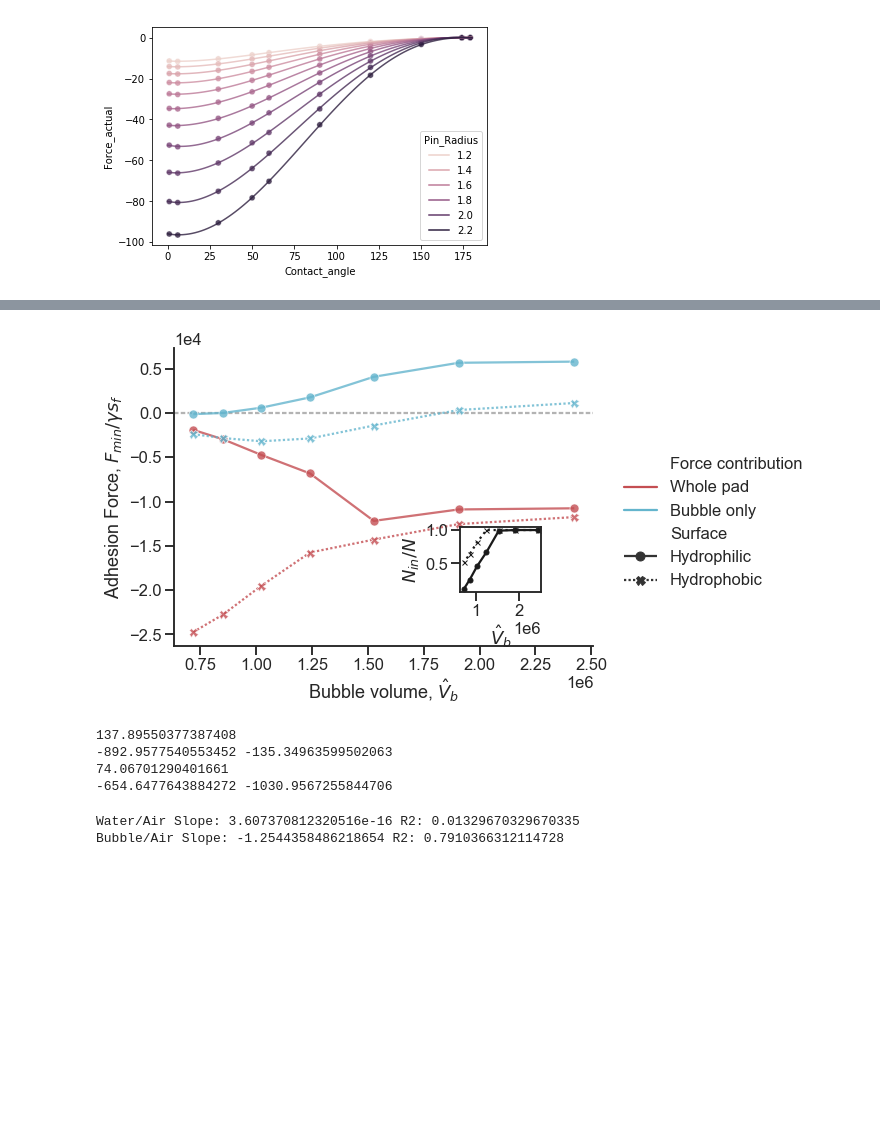
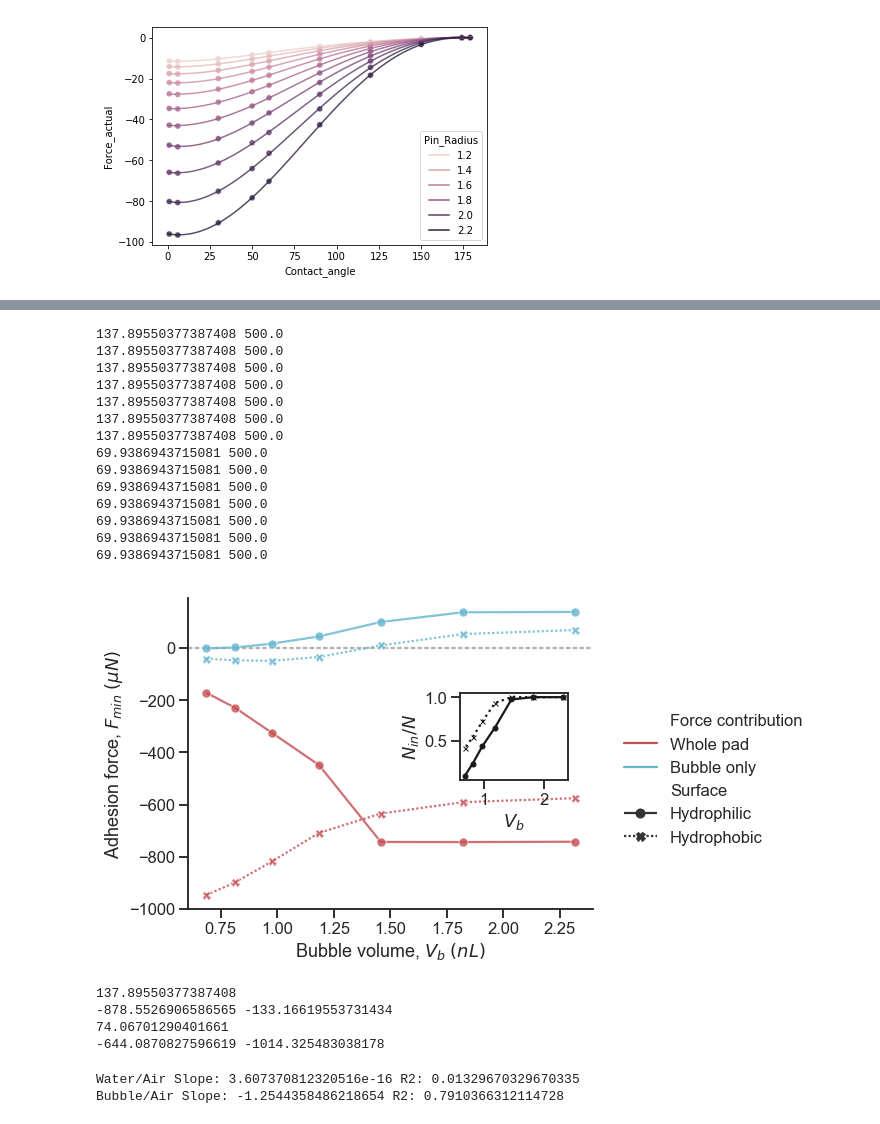
Before and after one commit to PranavSudersan/paper-underwater_adhesion, a Jupyter notebook: plot codes/capillary bridge model.ipynb, the cells around one changed output, grey strips where cells are left out. Drawn from its saved outputs; the diff is of its cells as text; code cells hidden in the pictures; blank space fills up the shorter version.

```diff
--- a/plot codes/capillary bridge model.ipynb
+++ b/plot codes/capillary bridge model.ipynb
@@ -516,26 +607,26 @@ fig.savefig(plot_name + "-" + timestamp + ".svg",
 
 # Get model data
 
-Dp_Dh = 50 #Dp/Dh
-alpha = 0.1
-asp_ratio = 10 #L/Dh
+# Dp_Dh = 50 #Dp/Dh
+# alpha = 0.1
+# asp_ratio = 10 #L/Dh
 
-y_fa = 1 #fluid-air interfacial tension (N/m) https://pubs.acs.org/doi/10.1021/la960800g
-y_fw = 2 #fluid-water interfacial tension (N/m)
-y_wa = 3 #water surface tension (N/m)
-phi_f = 2 #fluid size parameter
+# y_fa = 1 #fluid-air interfacial tension (N/m) https://pubs.acs.org/doi/10.1021/la960800g
+# y_fw = 2 #fluid-water interfacial tension (N/m)
+# y_wa = 3 #water surface tension (N/m)
+# phi_f = 2 #fluid size parameter
 
-s_f = 1 #fluid size scale Vf = 4/3*pi*s_f^3
+# s_f = 1 #fluid size scale Vf = 4/3*pi*s_f^3
 
 #hydrophilic
-theta_fa = 6#6 #fluid-substrate contact angle in air
-theta_wa = 24#20 #water-substrate contact angle in air
+theta_fa = 6 #fluid-substrate contact angle in air
+theta_wa = 20 #water-substrate contact angle in air
 
 df_phil = pd.DataFrame()
 F_bubble = []
 F_bubble_only = []
 volume_bubble = []
-phi_b_list = [1.2,1.3,1.4,1.5,1.6,1.7,1.8] #UPDATE THIS
+phi_b_list = [1.2,1.3,1.4,1.5,1.6,1.7,1.8]
 for phi_b in phi_b_list:
     df_all = get_fd_array(Dp_Dh, alpha, asp_ratio, y_fa, y_fw, y_wa,
                           theta_fa, theta_wa, phi_f, phi_b, s_f)
@@ -552,14 +643,14 @@ df_phil['theta_fa'] = theta_fa
 df_phil['theta_wa'] = theta_wa
 
 #hydrophobic
-theta_fa = 50#56 #fluid-substrate contact angle in air
-theta_wa = 120#90 #water-substrate contact angle in air
+theta_fa = 56 #fluid-substrate contact angle in air
+theta_wa = 93 #water-substrate contact angle in air
 
 df_phob = pd.DataFrame()
 F_bubble = []
 F_bubble_only = []
 volume_bubble = []
-phi_b_list = [1.2,1.3,1.4,1.5,1.6,1.7,1.8] #UPDATE THIS
+phi_b_list = [1.2,1.3,1.4,1.5,1.6,1.7,1.8]
 for phi_b in phi_b_list:
     df_all = get_fd_array(Dp_Dh, alpha, asp_ratio, y_fa, y_fw, y_wa,
                           theta_fa, theta_wa, phi_f, phi_b, s_f)
@@ -595,6 +686,11 @@ data_reshaped = pd.melt(modelData,
                         value_name="Force")
 
 
+data_reshaped['Force'] = data_reshaped['Force']/1e-6 #uN
+data_reshaped['volume_bubble'] = data_reshaped['volume_bubble']/1e-12 #nL
+df_phil['volume_bubble'] = df_phil['volume_bubble']/1e-12 #nL
+df_phob['volume_bubble'] = df_phob['volume_bubble']/1e-12 #nL
+
 # Configure plot style
 sns.set_theme(context = 'talk',
               style="ticks")
@@ -620,51 +716,65 @@ ax = sns.relplot(data=data_reshaped,
                  facet_kws={"legend_out": True})
 
 (ax.map(plt.axhline, y=0, color=".7", dashes=(2, 1), zorder=0)
-     .set_axis_labels(r'Bubble volume, $\hat{V}_b$',
-                      r"Adhesion Force, $F_{min}/\gamma s_f$")
+     .set_axis_labels(r'Bubble volume, $V_b$ $(nL)$',
+                      r"Adhesion force, $F_{min}$ $(\mu N)$")
   .tight_layout(w_pad=0))
 
 fig = ax.fig
 
 #use scientific notation
-for ax1 in ax.axes.flatten():
-    ax1.ticklabel_format(style='sci', scilimits=(0,0), axis='both')
+# for ax1 in ax.axes.flatten():
+#     ax1.ticklabel_format(style='sci', scilimits=(0,0), axis='both')
 
 #legend adjust
 col_num = 1 #number of legend columns SET
 handles, labels = ax.axes[0][0].get_legend_handles_labels()
 leg = ax._legend
 
 leg.remove()
 fig.tight_layout()
 
 leg = plt.legend(handles, labels, ncol = col_num,
                  framealpha = 0)
 
 
 leg_bbox = leg.get_tightbbox(fig.canvas.get_renderer())
 x0, y0, w, h = leg_bbox.inverse_transformed(fig.transFigure).bounds
 
 bbox = (-w, -h, 1 + 2 * w, 1 +  2 * h)
 leg.set_bbox_to_anchor(bbox, transform = fig.transFigure)
 leg._loc = 7 #legend location SET
 
 #inset plot: Fraction of hairs inside bubble
-l, b, h, w = .7, .34, .15, .15
+l, b, h, w = .7, .5, .2, .2
 ax2 = fig.add_axes([l, b, w, h])
 ax2.plot(df_phil['volume_bubble'], df_phil['Area_fraction_inside'], '-ok', markersize=5)
 ax2.plot(df_phob['volume_bubble'], df_phob['Area_fraction_inside'], ':xk', markersize=5)
-ax2.set_xlabel(r'$\hat{V}_b$')
+ax2.set_xlabel(r'$V_b$')
 ax2.set_ylabel(r"$N_{in}/N$")
-ax2.ticklabel_format(style='sci', scilimits=(0,0), axis='x')
+# ax2.ticklabel_format(style='sci', scilimits=(0,0), axis='x')
 
 #format plot
 ax.fig.set_size_inches(*fig_size)
 
 
 plt.show()
 # %% [output]
+137.89550377387408 500.0
+137.89550377387408 500.0
+137.89550377387408 500.0
+137.89550377387408 500.0
+137.89550377387408 500.0
+137.89550377387408 500.0
+137.89550377387408 500.0
+69.9386943715081 500.0
+69.9386943715081 500.0
+69.9386943715081 500.0
+69.9386943715081 500.0
+69.9386943715081 500.0
+69.9386943715081 500.0
+69.9386943715081 500.0
-[figure, old version]
+[figure, new version]
 # %%
 #save plot
 plot_name = "Figure7-Model_effect_of_bubble_volume"
@@ -681,8 +791,8 @@ L_h = 40e-6 #hair length (m)
 y_fa = 27e-3 #fluid-air interfacial tension (N/m) https://pubs.acs.org/doi/10.1021/la960800g
 y_fw = 55e-3 #fluid-water interfacial tension (N/m)
 y_wa = 72e-3 #water surface tension (N/m)
-V_f = 4.2e-18 #fluid volume (m^3)
-V_b = 1.2e-12 #bubble volume (m^3)
+V_f = 4e-18 #fluid volume (m^3)
+V_b = 1e-12 #bubble volume (m^3)
 
 
 s_f = (3*V_f/(4*np.pi))**(1/3) #s_f
@@ -721,9 +831,9 @@ F_phob_w = np.polyval(fr_fit,theta_fw)*y_fw*s_f*N_h
 print(F_phob_a/1e-6, F_phob_w/1e-6)
 # %% [output]
 137.89550377387408
--892.9577540553452 -135.34963599502063
+-878.5526906586565 -133.16619553731434
 74.06701290401661
--654.6477643884272 -1030.9567255844706
+-644.0870827596619 -1014.325483038178
 # %%
 #sensitivity analysis: alpha
 
```
Also changed, not shown: parts of 6 cells of this notebook.
